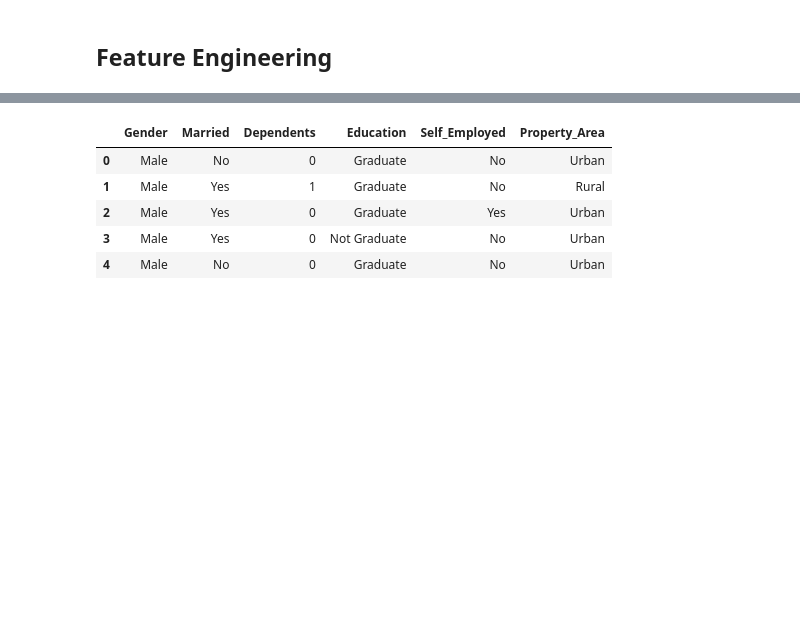
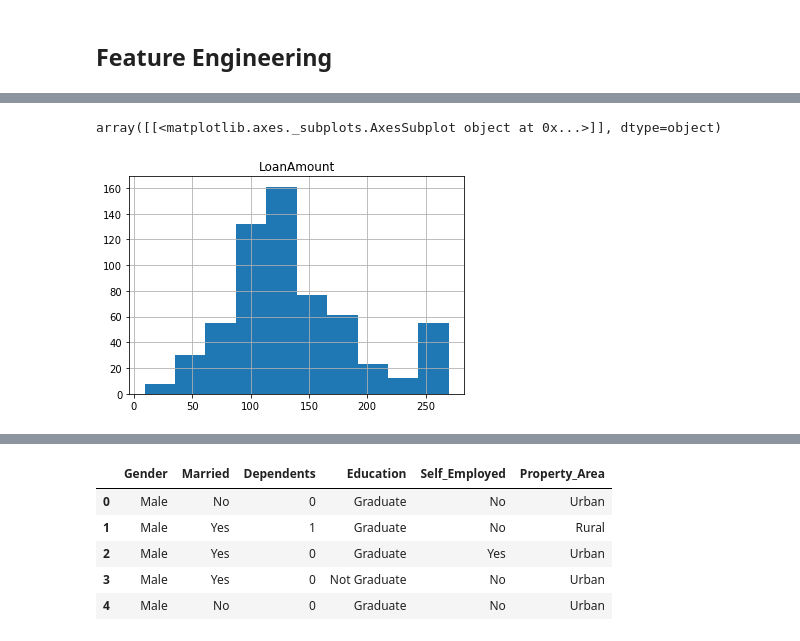
Before and after one commit to krajkumar6/MachineLearning, a Jupyter notebook: classification/Loan Prediction/Load Prediction.ipynb, the cells around one changed output, grey strips where cells are left out. Drawn from its saved outputs; the diff is of its cells as text; code cells hidden in the pictures; blank space fills up the shorter version.

```diff
--- a/classification/Loan Prediction/Load Prediction.ipynb
+++ b/classification/Loan Prediction/Load Prediction.ipynb
@@ -417,0 +418,11 @@ train_cat = train[cate_str_cols]
+# %%
+co_inc_bin_names = ['0','1','2','3','4','5','6']
+# %%
+categories = pd.cut(train['CoapplicantIncome'], 7,labels=co_inc_bin_names)
+# %%
+train['co_inc_bins'] = categories
+# %%
+train.hist(column=['LoanAmount'])
+# %% [output]
+array([[<matplotlib.axes._subplots.AxesSubplot object at 0x...>]], dtype=object)
+[figure, added]
```
Also changed, not shown: parts of 68 cells of this notebook, 4 other files.
